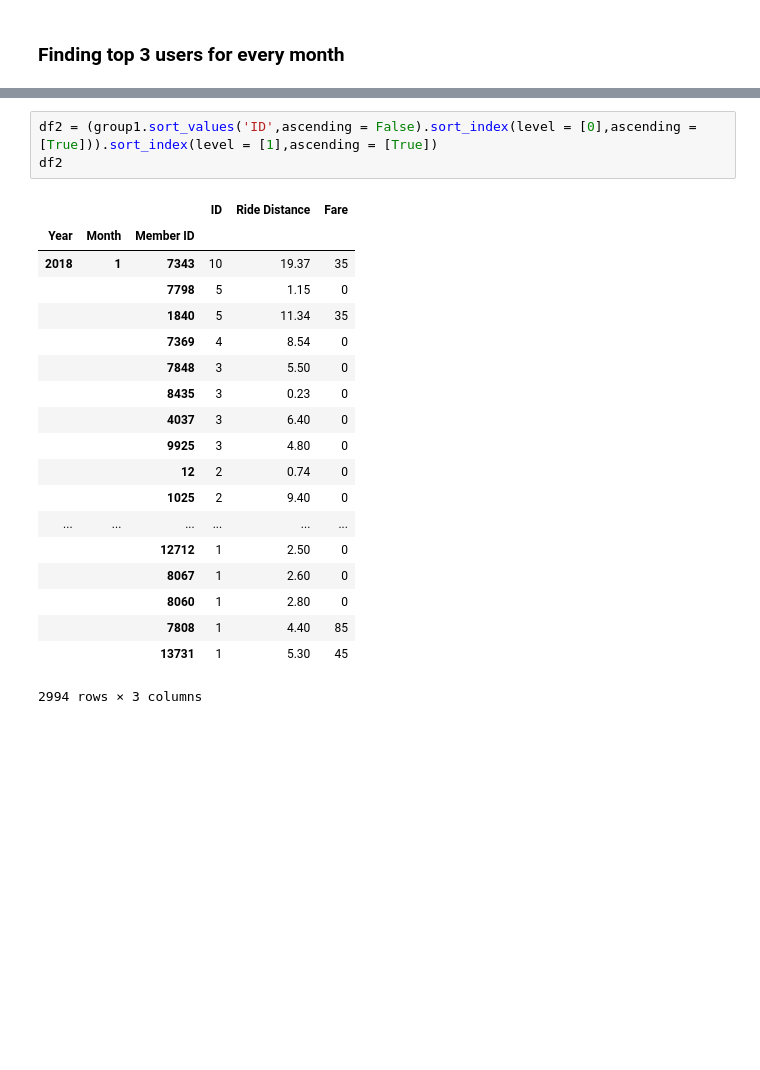
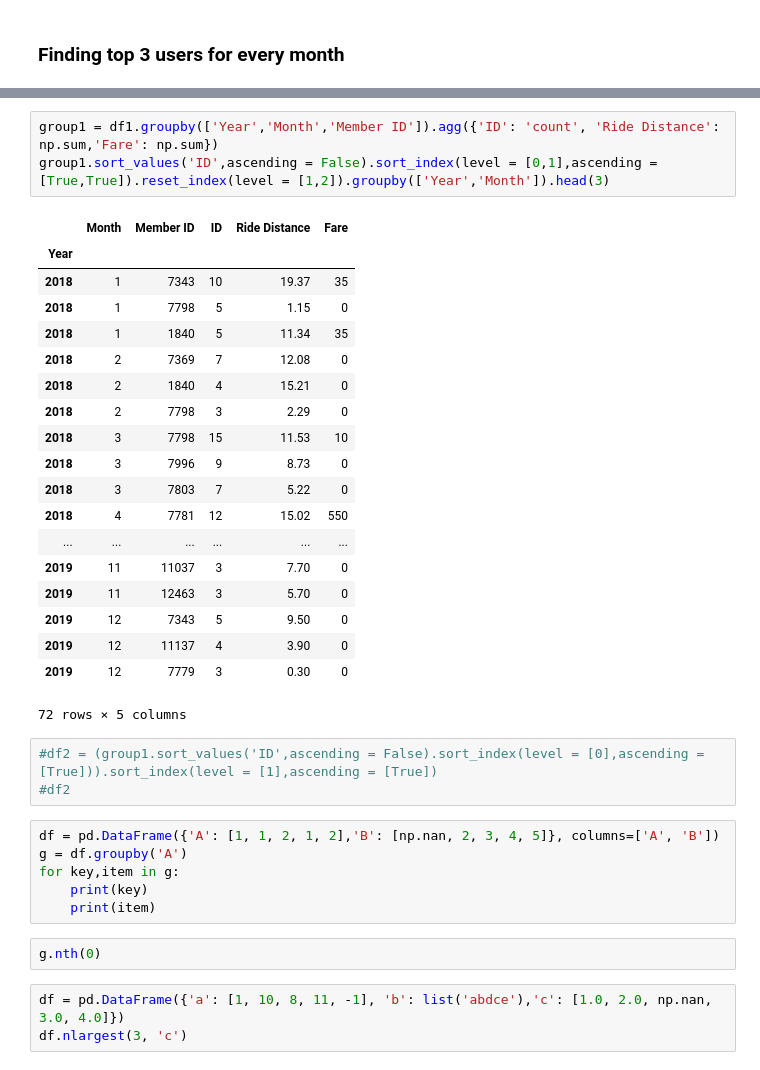
Before and after one commit to aayushi0402/Rides-Data, a Jupyter notebook: Rides_Analysis.ipynb, the cells around one changed output, grey strips where cells are left out. Cells and saved outputs as stored; diff of their text form; blank space fills up the shorter version.

```diff
--- a/Rides_Analysis.ipynb
+++ b/Rides_Analysis.ipynb
@@ -262,26 +241,40 @@ group1
+# %%
+group1 = df1.groupby(['Year','Month','Member ID']).agg({'ID': 'count', 'Ride Distance': np.sum,'Fare': np.sum})
+group1.sort_values('ID',ascending = False).sort_index(level = [0,1],ascending = [True,True]).reset_index(level = [1,2]).groupby(['Year','Month']).head(3)
+# %% [output]
+|  | Month | Member ID | ID | Ride Distance | Fare |
+| Year |  |  |  |  |  |
+| 2018 | 1 | 7343 | 10 | 19.37 | 35 |
+| 2018 | 1 | 7798 | 5 | 1.15 | 0 |
+| 2018 | 1 | 1840 | 5 | 11.34 | 35 |
+| 2018 | 2 | 7369 | 7 | 12.08 | 0 |
+| 2018 | 2 | 1840 | 4 | 15.21 | 0 |
+| 2018 | 2 | 7798 | 3 | 2.29 | 0 |
+| 2018 | 3 | 7798 | 15 | 11.53 | 10 |
+| 2018 | 3 | 7996 | 9 | 8.73 | 0 |
+| 2018 | 3 | 7803 | 7 | 5.22 | 0 |
+| 2018 | 4 | 7781 | 12 | 15.02 | 550 |
+| ... | ... | ... | ... | ... | ... |
+| 2019 | 11 | 11037 | 3 | 7.70 | 0 |
+| 2019 | 11 | 12463 | 3 | 5.70 | 0 |
+| 2019 | 12 | 7343 | 5 | 9.50 | 0 |
+| 2019 | 12 | 11137 | 4 | 3.90 | 0 |
+| 2019 | 12 | 7779 | 3 | 0.30 | 0 |
+72 rows × 5 columns
 # %%
-df2 = (group1.sort_values('ID',ascending = False).sort_index(level = [0],ascending = [True])).sort_index(level = [1],ascending = [True])
-df2
+#df2 = (group1.sort_values('ID',ascending = False).sort_index(level = [0],ascending = [True])).sort_index(level = [1],ascending = [True])
+#df2
-# %% [output]
-|  |  |  | ID | Ride Distance | Fare |
-| Year | Month | Member ID |  |  |  |
-| 2018 | 1 | 7343 | 10 | 19.37 | 35 |
-|  |  | 7798 | 5 | 1.15 | 0 |
-|  |  | 1840 | 5 | 11.34 | 35 |
-|  |  | 7369 | 4 | 8.54 | 0 |
-|  |  | 7848 | 3 | 5.50 | 0 |
-|  |  | 8435 | 3 | 0.23 | 0 |
-|  |  | 4037 | 3 | 6.40 | 0 |
-|  |  | 9925 | 3 | 4.80 | 0 |
-|  |  | 12 | 2 | 0.74 | 0 |
-|  |  | 1025 | 2 | 9.40 | 0 |
-| ... | ... | ... | ... | ... | ... |
-|  |  | 12712 | 1 | 2.50 | 0 |
-|  |  | 8067 | 1 | 2.60 | 0 |
-|  |  | 8060 | 1 | 2.80 | 0 |
-|  |  | 7808 | 1 | 4.40 | 85 |
-|  |  | 13731 | 1 | 5.30 | 45 |
-2994 rows × 3 columns
+# %%
+df = pd.DataFrame({'A': [1, 1, 2, 1, 2],'B': [np.nan, 2, 3, 4, 5]}, columns=['A', 'B'])
+g = df.groupby('A')
+for key,item in g:
+    print(key)
+    print(item)
+# %%
+g.nth(0)
+# %%
+df = pd.DataFrame({'a': [1, 10, 8, 11, -1], 'b': list('abdce'),'c': [1.0, 2.0, np.nan, 3.0, 4.0]})
+df.nlargest(3, 'c')
 # %%
 df2 = pd.pivot_table(df1,index = ["Year","Month"])
 df2.groupby('Member ID').groups
```
Also changed, not shown: parts of 19 cells of this notebook.
